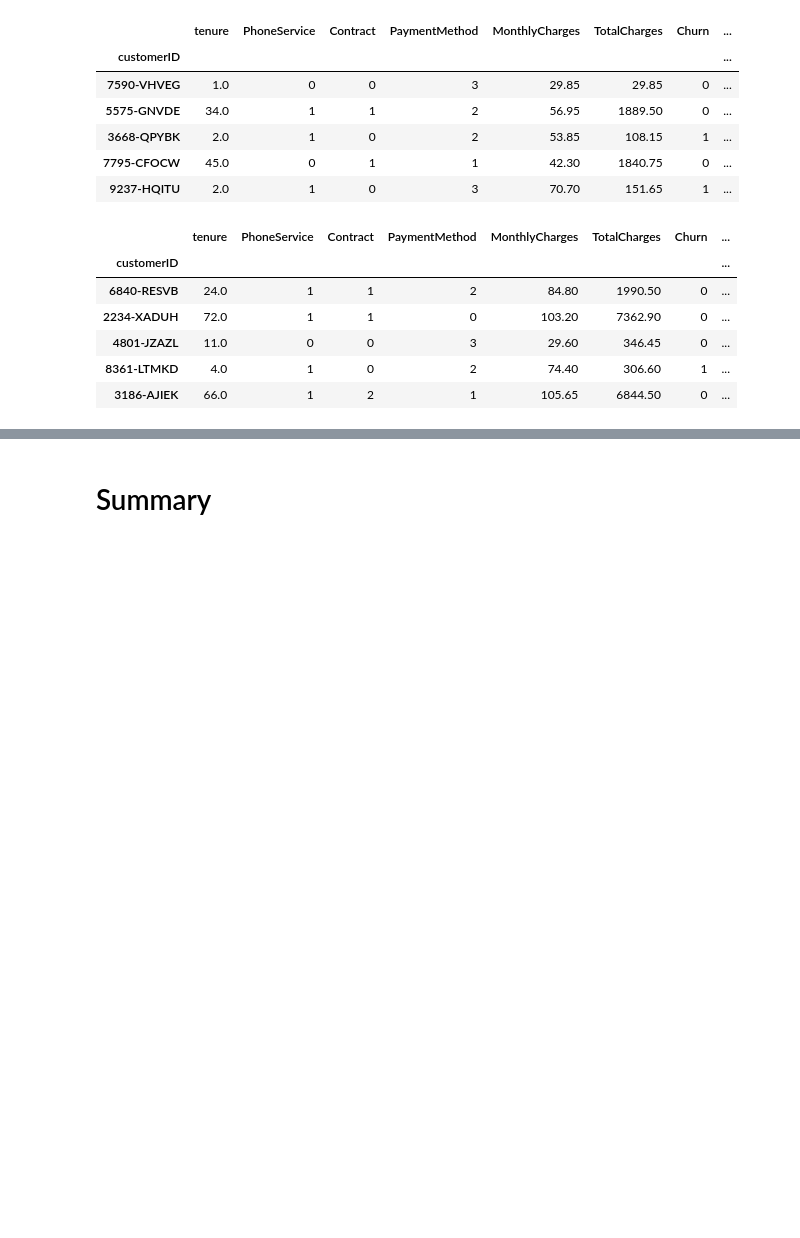
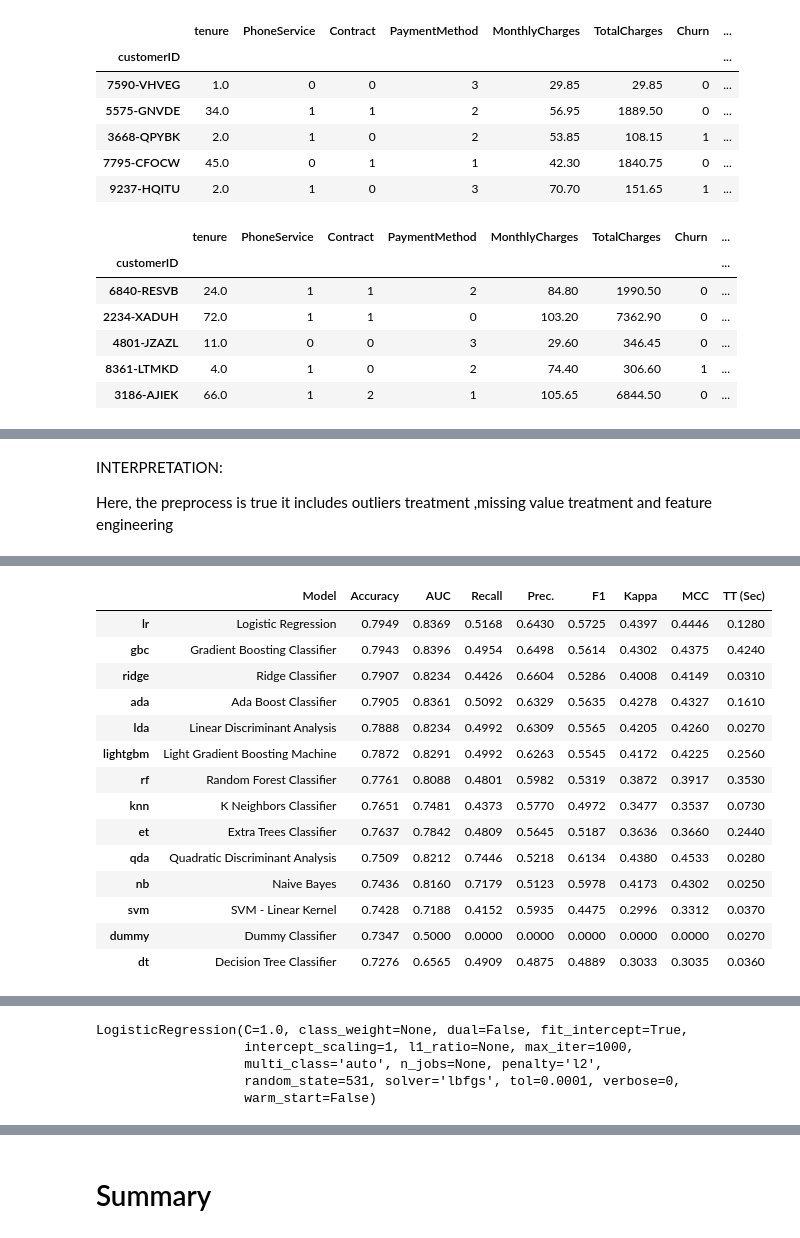
Before and after one commit to chandra122/ChurnModeling, a Jupyter notebook: Week_5_assignment_starter.ipynb, the cells around one changed output, grey strips where cells are left out. Saved outputs shown, nothing was run; the diff lists cells and outputs as text; code cells hidden in the pictures; blank space fills up the shorter version.

```diff
--- a/Week_5_assignment_starter.ipynb
+++ b/Week_5_assignment_starter.ipynb
@@ -118,0 +154,7 @@ ModuleNotFoundError: No module named 'pycaret'
+# %% [markdown]
+INTERPRETATION:
+
+Here, the preprocess is true it includes outliers treatment ,missing value treatment and feature engineering
+# %%
+best_model = compare_models()
+# %% [output]
@@ -118,0 +162,15 @@ ModuleNotFoundError: No module named 'pycaret'
+|  | Model | Accuracy | AUC | Recall | Prec. | F1 | Kappa | MCC | TT (Sec) |
+| lr | Logistic Regression | 0.7949 | 0.8369 | 0.5168 | 0.6430 | 0.5725 | 0.4397 | 0.4446 | 0.1280 |
+| gbc | Gradient Boosting Classifier | 0.7943 | 0.8396 | 0.4954 | 0.6498 | 0.5614 | 0.4302 | 0.4375 | 0.4240 |
+| ridge | Ridge Classifier | 0.7907 | 0.8234 | 0.4426 | 0.6604 | 0.5286 | 0.4008 | 0.4149 | 0.0310 |
+| ada | Ada Boost Classifier | 0.7905 | 0.8361 | 0.5092 | 0.6329 | 0.5635 | 0.4278 | 0.4327 | 0.1610 |
+| lda | Linear Discriminant Analysis | 0.7888 | 0.8234 | 0.4992 | 0.6309 | 0.5565 | 0.4205 | 0.4260 | 0.0270 |
+| lightgbm | Light Gradient Boosting Machine | 0.7872 | 0.8291 | 0.4992 | 0.6263 | 0.5545 | 0.4172 | 0.4225 | 0.2560 |
+| rf | Random Forest Classifier | 0.7761 | 0.8088 | 0.4801 | 0.5982 | 0.5319 | 0.3872 | 0.3917 | 0.3530 |
+| knn | K Neighbors Classifier | 0.7651 | 0.7481 | 0.4373 | 0.5770 | 0.4972 | 0.3477 | 0.3537 | 0.0730 |
+| et | Extra Trees Classifier | 0.7637 | 0.7842 | 0.4809 | 0.5645 | 0.5187 | 0.3636 | 0.3660 | 0.2440 |
+| qda | Quadratic Discriminant Analysis | 0.7509 | 0.8212 | 0.7446 | 0.5218 | 0.6134 | 0.4380 | 0.4533 | 0.0280 |
+| nb | Naive Bayes | 0.7436 | 0.8160 | 0.7179 | 0.5123 | 0.5978 | 0.4173 | 0.4302 | 0.0250 |
+| svm | SVM - Linear Kernel | 0.7428 | 0.7188 | 0.4152 | 0.5935 | 0.4475 | 0.2996 | 0.3312 | 0.0370 |
+| dummy | Dummy Classifier | 0.7347 | 0.5000 | 0.0000 | 0.0000 | 0.0000 | 0.0000 | 0.0000 | 0.0270 |
+| dt | Decision Tree Classifier | 0.7276 | 0.6565 | 0.4909 | 0.4875 | 0.4889 | 0.3033 | 0.3035 | 0.0360 |
@@ -118,0 +178,8 @@ ModuleNotFoundError: No module named 'pycaret'
+# %%
+best_model
+# %% [output]
+LogisticRegression(C=1.0, class_weight=None, dual=False, fit_intercept=True,
+                   intercept_scaling=1, l1_ratio=None, max_iter=1000,
+                   multi_class='auto', n_jobs=None, penalty='l2',
+                   random_state=531, solver='lbfgs', tol=0.0001, verbose=0,
+                   warm_start=False)
```
Also changed, not shown: parts of 41 cells of this notebook, 10 other files.
